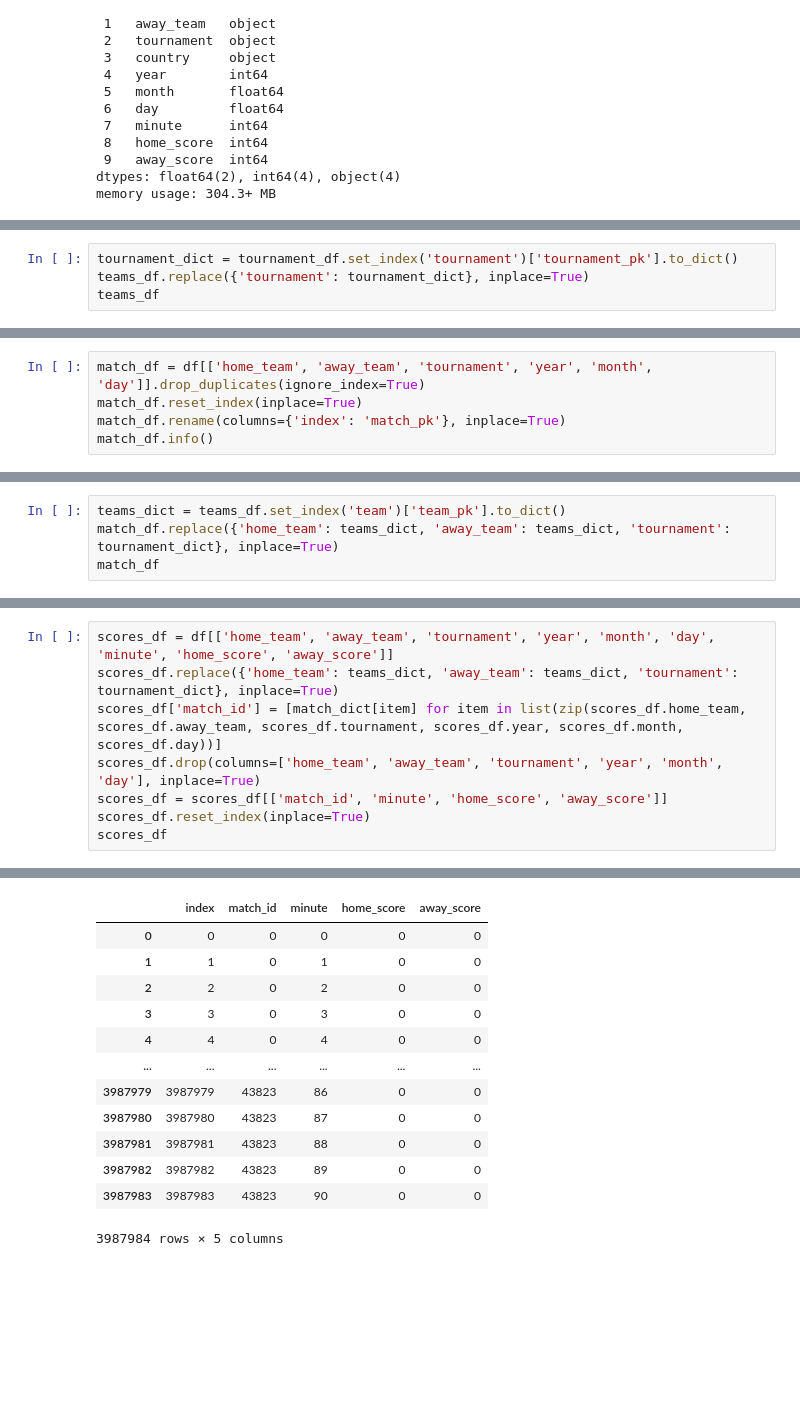
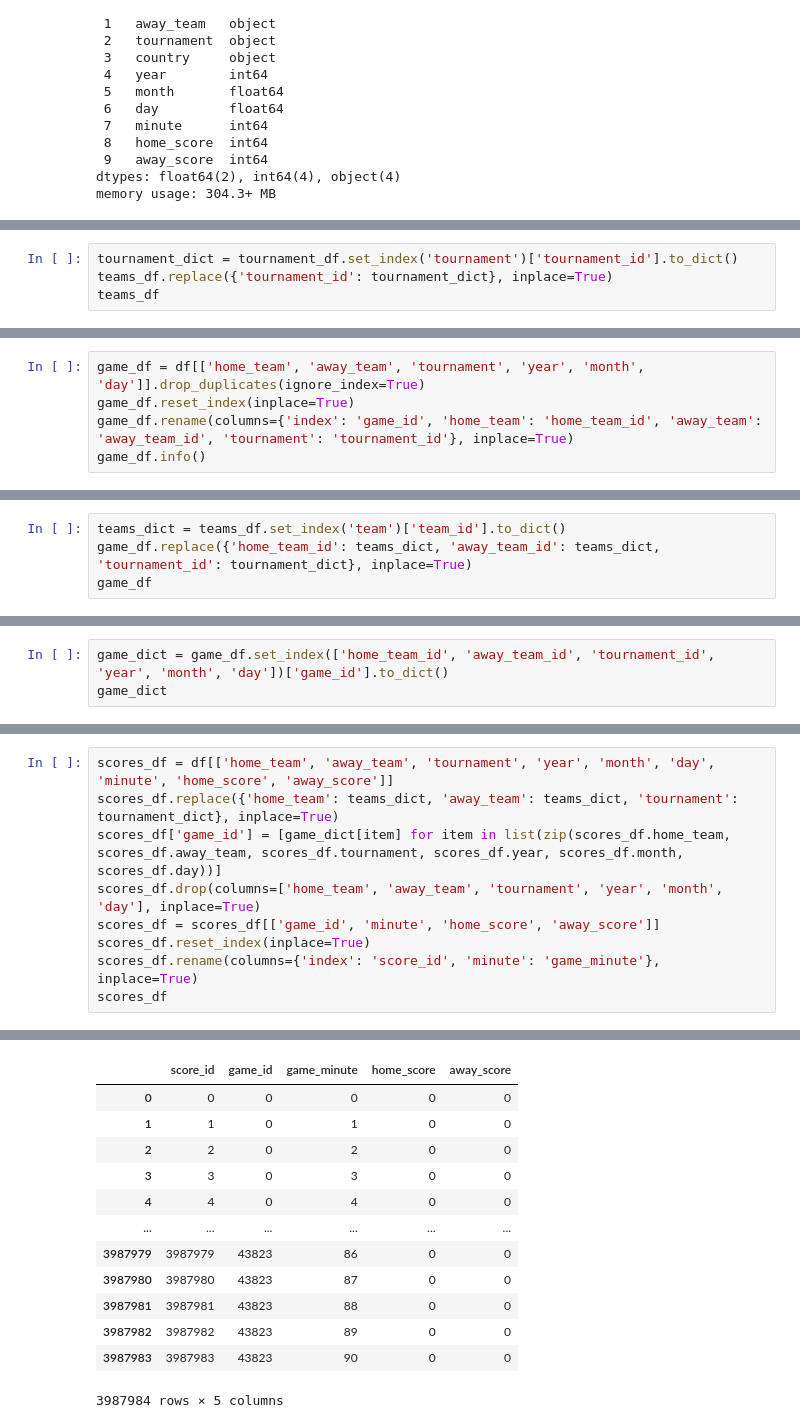
Before and after one commit to MandarParkar/DBA-Project, a Jupyter notebook: data_splitting.ipynb, the cells around one changed output, grey strips where cells are left out. Saved outputs shown, nothing was run; the diff lists cells and outputs as text; blank space fills up the shorter version.

```diff
--- a/data_splitting.ipynb
+++ b/data_splitting.ipynb
@@ -81,7 +81,7 @@ teams_df.head()
 | 3 | 3 | Borussia M.Gladbach | Bundesliga |
 | 4 | 4 | VfB Stuttgart | Bundesliga |
 # %%
-tournament_dict = tournament_df.set_index('tournament')['tournament_pk'].to_dict()
-teams_df.replace({'tournament': tournament_dict}, inplace=True)
+tournament_dict = tournament_df.set_index('tournament')['tournament_id'].to_dict()
+teams_df.replace({'tournament_id': tournament_dict}, inplace=True)
 teams_df
 # %% [output]
@@ -99,10 +99,10 @@ teams_df
 | 97 | 97 | Lazio | 4 |
 98 rows × 3 columns
 # %%
-match_df = df[['home_team', 'away_team', 'tournament', 'year', 'month', 'day']].drop_duplicates(ignore_index=True)
-match_df.reset_index(inplace=True)
-match_df.rename(columns={'index': 'match_pk'}, inplace=True)
-match_df.info()
+game_df = df[['home_team', 'away_team', 'tournament', 'year', 'month', 'day']].drop_duplicates(ignore_index=True)
+game_df.reset_index(inplace=True)
+game_df.rename(columns={'index': 'game_id', 'home_team': 'home_team_id', 'away_team': 'away_team_id', 'tournament': 'tournament_id'}, inplace=True)
+game_df.info()
 # %% [output]
 <class 'pandas.core.frame.DataFrame'>
 RangeIndex: 43824 entries, 0 to 43823
@@ -128,7 +128,7 @@ match_df.head()
 | 3 | 3 | Borussia M.Gladbach | Mainz 05 | Bundesliga | 2000 | 1.0 | 24.0 |
 | 4 | 4 | VfB Stuttgart | Borussia Dortmund | Bundesliga | 2000 | 8.0 | 14.0 |
 # %%
-teams_dict = teams_df.set_index('team')['team_pk'].to_dict()
-match_df.replace({'home_team': teams_dict, 'away_team': teams_dict, 'tournament': tournament_dict}, inplace=True)
-match_df
+teams_dict = teams_df.set_index('team')['team_id'].to_dict()
+game_df.replace({'home_team_id': teams_dict, 'away_team_id': teams_dict, 'tournament_id': tournament_dict}, inplace=True)
+game_df
 # %% [output]
@@ -168,0 +148,3 @@ match_dict
+# %%
+game_dict = game_df.set_index(['home_team_id', 'away_team_id', 'tournament_id', 'year', 'month', 'day'])['game_id'].to_dict()
+game_dict
@@ -169,18 +169,19 @@ match_dict
 # %%
 scores_df = df[['home_team', 'away_team', 'tournament', 'year', 'month', 'day', 'minute', 'home_score', 'away_score']]
 scores_df.replace({'home_team': teams_dict, 'away_team': teams_dict, 'tournament': tournament_dict}, inplace=True)
-scores_df['match_id'] = [match_dict[item] for item in list(zip(scores_df.home_team, scores_df.away_team, scores_df.tournament, scores_df.year, scores_df.month, scores_df.day))]
+scores_df['game_id'] = [game_dict[item] for item in list(zip(scores_df.home_team, scores_df.away_team, scores_df.tournament, scores_df.year, scores_df.month, scores_df.day))]
 scores_df.drop(columns=['home_team', 'away_team', 'tournament', 'year', 'month', 'day'], inplace=True)
-scores_df = scores_df[['match_id', 'minute', 'home_score', 'away_score']]
+scores_df = scores_df[['game_id', 'minute', 'home_score', 'away_score']]
 scores_df.reset_index(inplace=True)
+scores_df.rename(columns={'index': 'score_id', 'minute': 'game_minute'}, inplace=True)
 scores_df
 # %% [output]
 A value is trying to be set on a copy of a slice from a DataFrame.
 Try using .loc[row_indexer,col_indexer] = value instead
 
 See the caveats in the documentation: https://pandas.pydata.org/pandas-docs/stable/user_guide/indexing.html#returning-a-view-versus-a-copy
   scores_df.replace({'home_team': teams_dict, 'away_team': teams_dict, 'tournament': tournament_dict}, inplace=True)
-|  | index | match_id | minute | home_score | away_score |
+|  | score_id | game_id | game_minute | home_score | away_score |
 | 0 | 0 | 0 | 0 | 0 | 0 |
 | 1 | 1 | 0 | 1 | 0 | 0 |
 | 2 | 2 | 0 | 2 | 0 | 0 |
```
Also changed, not shown: parts of 13 cells of this notebook, 7 other files.
